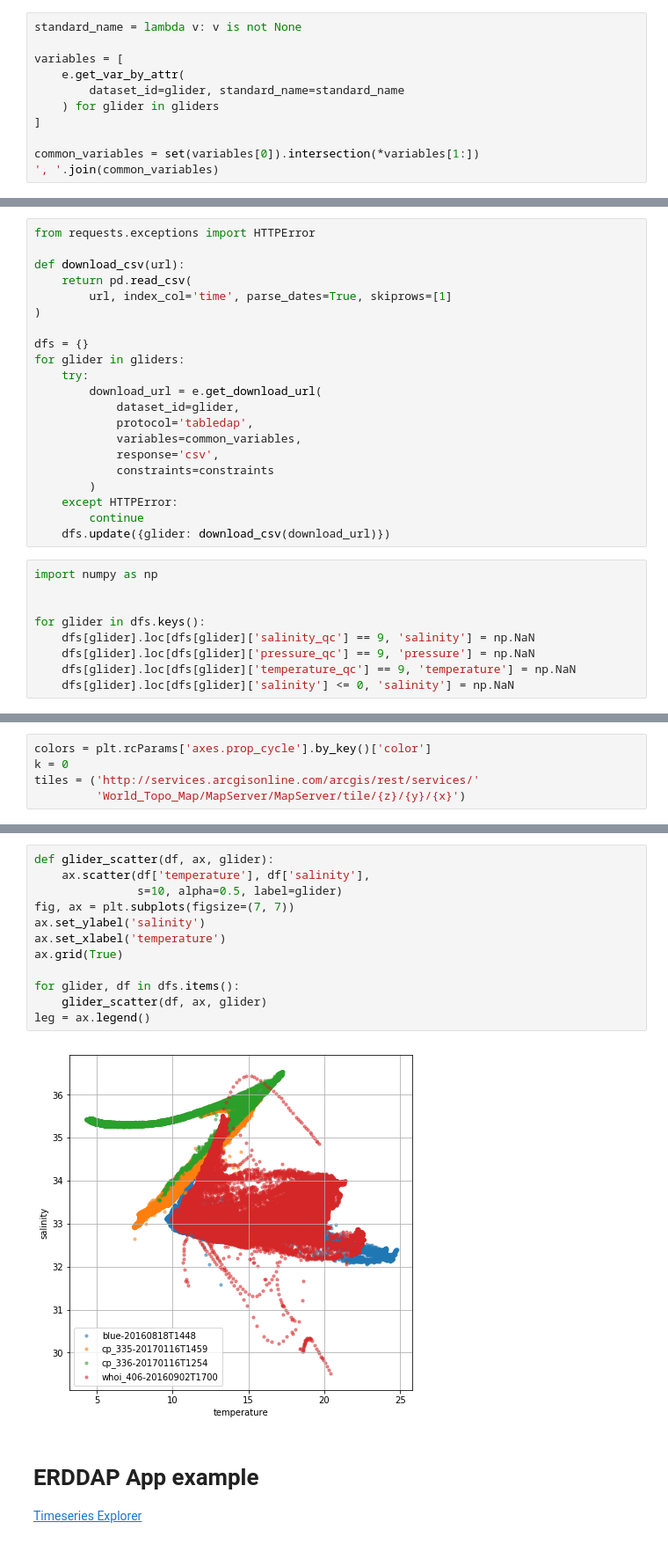
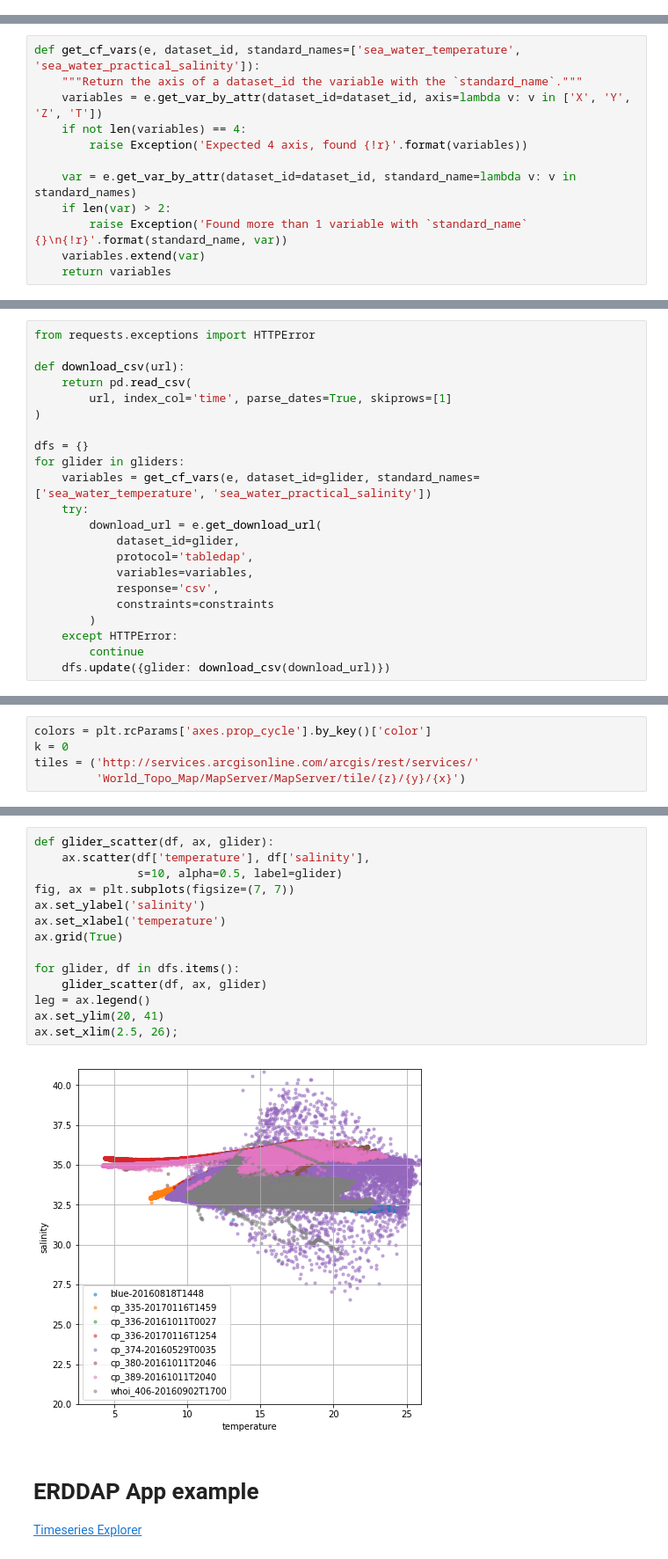
Before and after one commit to ioos/BioData-Training-Workshop, a Jupyter notebook: notebooks/intro_errdapy-IOOS.ipynb, the cells around one changed output, grey strips where cells are left out. Shown at 88% size. Cells and saved outputs as stored; diff of their text form.

```diff
--- a/notebooks/intro_errdapy-IOOS.ipynb
+++ b/notebooks/intro_errdapy-IOOS.ipynb
@@ -218,14 +222,3 @@ e.get_var_by_attr(
 ['temperature']
 # %% [markdown]
 # Easy to use CF conventions standards
-# %%
-standard_name = lambda v: v is not None
-
-variables = [
-    e.get_var_by_attr(
-        dataset_id=glider, standard_name=standard_name
-    ) for glider in gliders
-]
-
-common_variables = set(variables[0]).intersection(*variables[1:])
-', '.join(common_variables)
@@ -233,0 +233,12 @@ common_variables = set(variables[0]).intersection(*variables[1:])
+# %%
+def get_cf_vars(e, dataset_id, standard_names=['sea_water_temperature', 'sea_water_practical_salinity']):
+    """Return the axis of a dataset_id the variable with the `standard_name`."""
+    variables = e.get_var_by_attr(dataset_id=dataset_id, axis=lambda v: v in ['X', 'Y', 'Z', 'T'])
+    if not len(variables) == 4:
+        raise Exception('Expected 4 axis, found {!r}'.format(variables))
+
+    var = e.get_var_by_attr(dataset_id=dataset_id, standard_name=lambda v: v in standard_names)
+    if len(var) > 2:
+        raise Exception('Found more than 1 variable with `standard_name` {}\n{!r}'.format(standard_name, var))
+    variables.extend(var)
+    return variables
@@ -243,26 +267,18 @@ def download_csv(url):
 
 dfs = {}
 for glider in gliders:
+    variables = get_cf_vars(e, dataset_id=glider, standard_names=['sea_water_temperature', 'sea_water_practical_salinity'])
     try:
         download_url = e.get_download_url(
             dataset_id=glider,
             protocol='tabledap',
-            variables=common_variables,
+            variables=variables,
             response='csv',
             constraints=constraints
         )
     except HTTPError:
         continue
     dfs.update({glider: download_csv(download_url)})
-# %%
-import numpy as np
-
-
-for glider in dfs.keys():
-    dfs[glider].loc[dfs[glider]['salinity_qc'] == 9, 'salinity'] = np.NaN
-    dfs[glider].loc[dfs[glider]['pressure_qc'] == 9, 'pressure'] = np.NaN
-    dfs[glider].loc[dfs[glider]['temperature_qc'] == 9, 'temperature'] = np.NaN
-    dfs[glider].loc[dfs[glider]['salinity'] <= 0, 'salinity'] = np.NaN
 # %%
 def plot_track(df, name, color='orange'):
     df = df.reset_index().drop_duplicates('time', keep='first').sort_values('time')
@@ -295,17 +311,19 @@ m
 # %%
 def glider_scatter(df, ax, glider):
     ax.scatter(df['temperature'], df['salinity'],
                s=10, alpha=0.5, label=glider)
 fig, ax = plt.subplots(figsize=(7, 7))
 ax.set_ylabel('salinity')
 ax.set_xlabel('temperature')
 ax.grid(True)
 
 for glider, df in dfs.items():
     glider_scatter(df, ax, glider)
 leg = ax.legend()
+ax.set_ylim(20, 41)
+ax.set_xlim(2.5, 26);
 # %% [output]
-[figure, old version]
+[figure, new version]
 # %% [markdown]
 # ERDDAP App example
 
```
Also changed, not shown: parts of 5 cells of this notebook, 4 other files.
